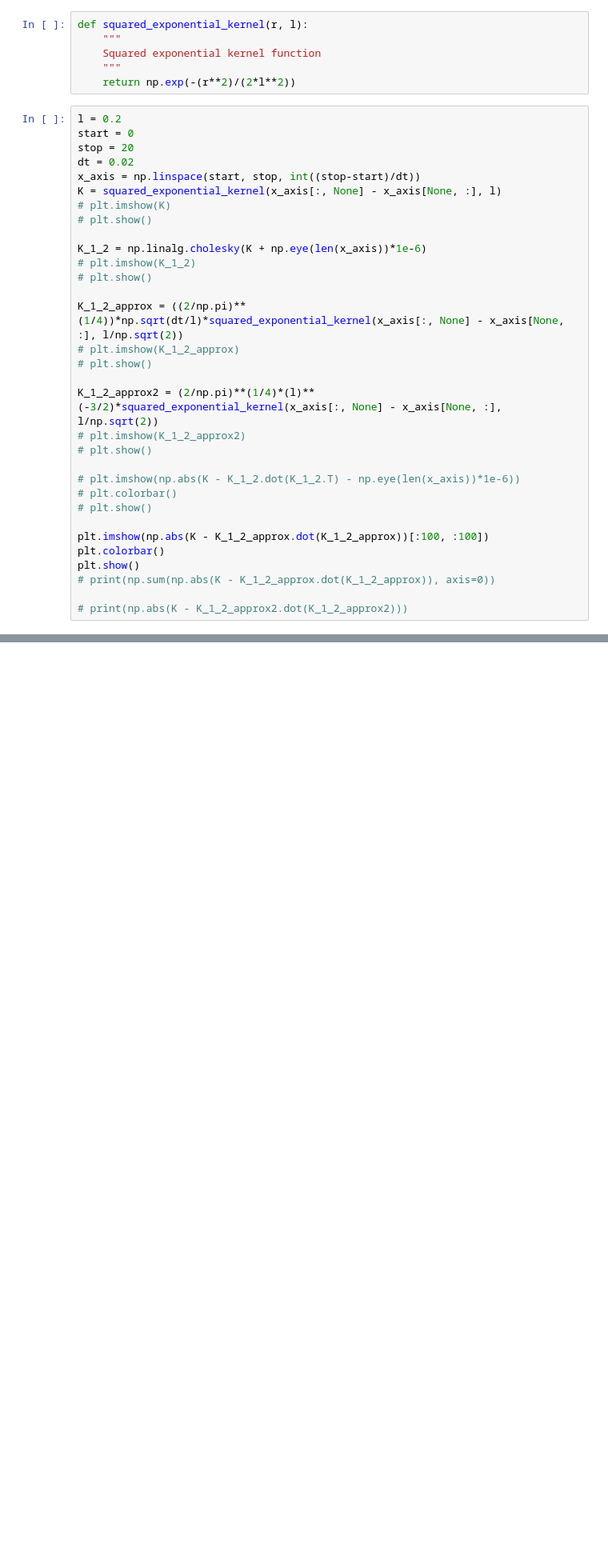
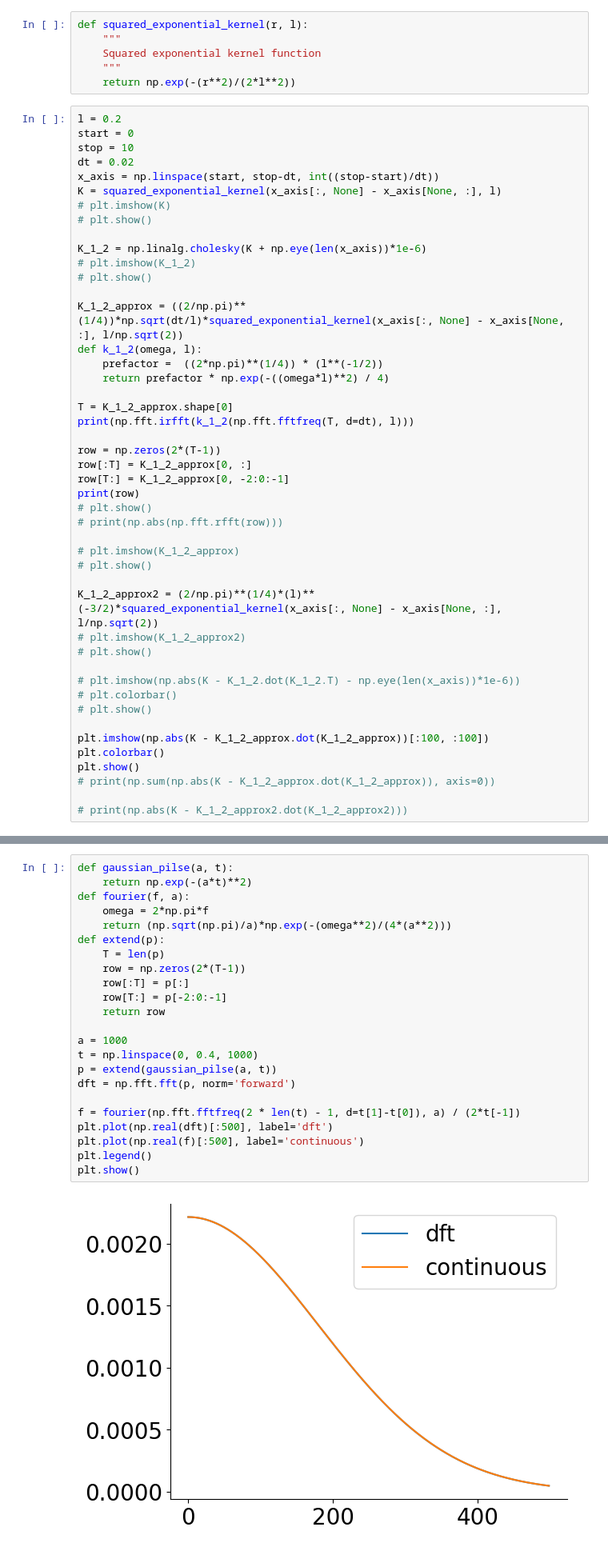
Before and after one commit to ayush1301/mgplvm-pytorch, a Jupyter notebook: k_half.ipynb, the cells around one changed output, grey strips where cells are left out. Shown at 80% size. Saved outputs shown, nothing was run; the diff lists cells and outputs as text; blank space fills up the shorter version.

```diff
--- a/k_half.ipynb
+++ b/k_half.ipynb
@@ -37,9 +37,9 @@ def squared_exponential_kernel(r, l):
 # %%
 l = 0.2
 start = 0
-stop = 20
+stop = 10
 dt = 0.02
-x_axis = np.linspace(start, stop, int((stop-start)/dt))
+x_axis = np.linspace(start, stop-dt, int((stop-start)/dt))
 K = squared_exponential_kernel(x_axis[:, None] - x_axis[None, :], l)
 # plt.imshow(K)
 # plt.show()
@@ -49,6 +49,20 @@ K_1_2 = np.linalg.cholesky(K + np.eye(len(x_axis))*1e-6)
 # plt.show()
 
 K_1_2_approx = ((2/np.pi)**(1/4))*np.sqrt(dt/l)*squared_exponential_kernel(x_axis[:, None] - x_axis[None, :], l/np.sqrt(2))
+def k_1_2(omega, l):
+    prefactor =  ((2*np.pi)**(1/4)) * (l**(-1/2))
+    return prefactor * np.exp(-((omega*l)**2) / 4)
+
+T = K_1_2_approx.shape[0]
+print(np.fft.irfft(k_1_2(np.fft.fftfreq(T, d=dt), l)))
+
+row = np.zeros(2*(T-1))
+row[:T] = K_1_2_approx[0, :]
+row[T:] = K_1_2_approx[0, -2:0:-1]
+print(row)
+# plt.show()
+# print(np.abs(np.fft.rfft(row)))
+
 # plt.imshow(K_1_2_approx)
 # plt.show()
 
@@ -70 +101,26 @@ plt.show()
 [figure]
+# %%
+def gaussian_pilse(a, t):
+    return np.exp(-(a*t)**2)
+def fourier(f, a):
+    omega = 2*np.pi*f
+    return (np.sqrt(np.pi)/a)*np.exp(-(omega**2)/(4*(a**2)))
+def extend(p):
+    T = len(p)
+    row = np.zeros(2*(T-1))
+    row[:T] = p[:]
+    row[T:] = p[-2:0:-1]
+    return row
+
+a = 1000
+t = np.linspace(0, 0.4, 1000)
+p = extend(gaussian_pilse(a, t))
+dft = np.fft.fft(p, norm='forward')
+
+f = fourier(np.fft.fftfreq(2 * len(t) - 1, d=t[1]-t[0]), a) / (2*t[-1])
+plt.plot(np.real(dft)[:500], label='dft')
+plt.plot(np.real(f)[:500], label='continuous')
+plt.legend()
+plt.show()
+# %% [output]
+[figure, added]
```
Also changed, not shown: parts of 2 cells of this notebook.
